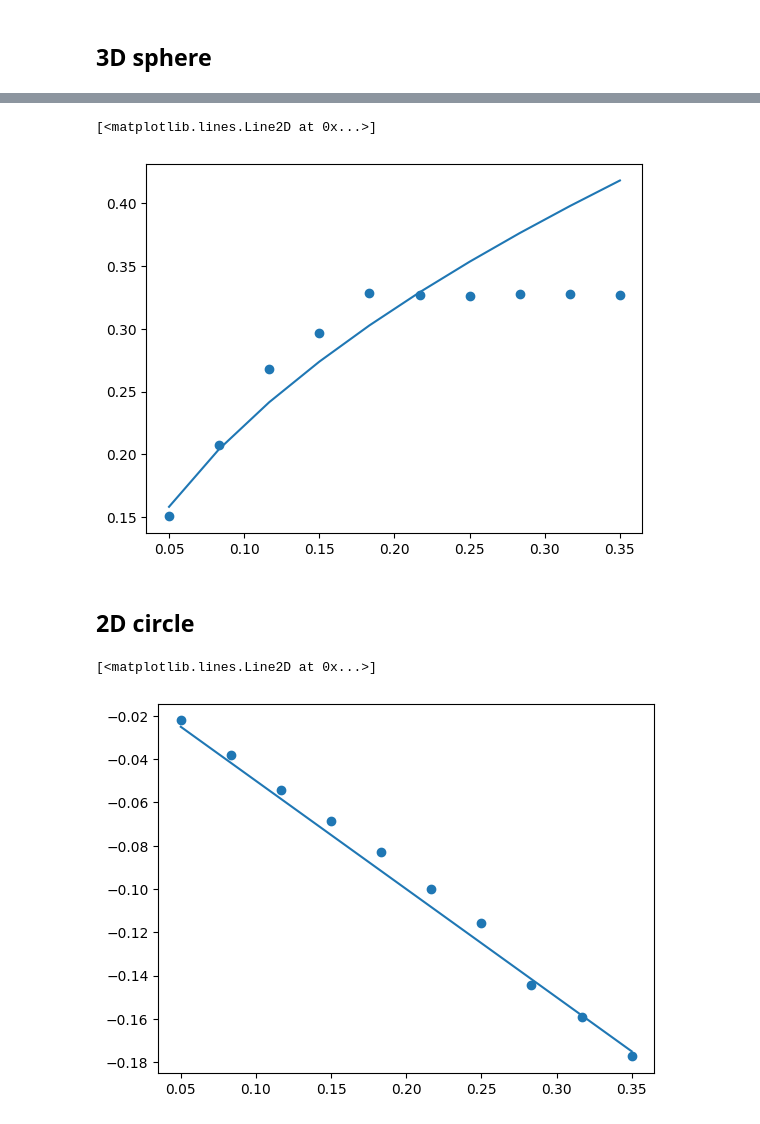
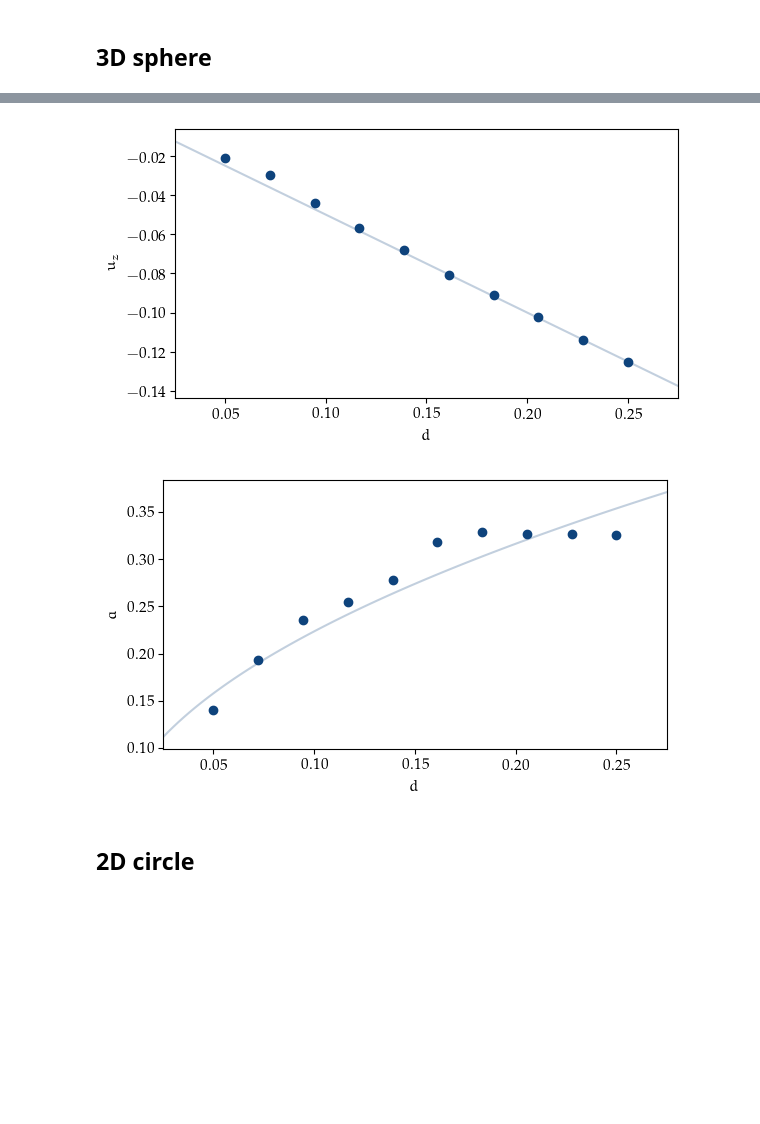
Before and after one commit to FMatti/Internodes-CM, a Jupyter notebook: plots.ipynb, the cells around one changed output, grey strips where cells are left out. Saved outputs shown, nothing was run; the diff lists cells and outputs as text; code cells hidden in the pictures; blank space fills up the shorter version.

Commit message:
start writing report

```diff
--- a/plots.ipynb
+++ b/plots.ipynb
@@ -11,3 +12,10 @@ from contact_mechanics_internodes import *
+# %%
+plt.rcParams.update({
+    'text.usetex': True,
+    'text.latex.preamble': r'\usepackage{eulervm}',
+    'font.family': 'serif',
+    'font.serif': 'Palatino',
+    'font.size': 11})
 # %% [markdown]
 ## 3D sphere
 # %%
@@ -29,7 +37,7 @@ model.applyBC(aka.FixedValue(0., aka._y), 'primary_fixed')
 model.applyBC(aka.FixedValue(0., aka._z), 'primary_fixed')
 model.applyBC(aka.FixedValue(0., aka._x), 'secondary_fixed')
 model.applyBC(aka.FixedValue(-0.1, aka._y), 'secondary_fixed')
-model.applyBC(aka.FixedValue(0., aka._z), 'secondary_fixed')
+model.applyBC(aka.FixedValue(0., aka._z), 'primary_fixed')
 
 # Run internodes algorithm
 d0 = 0.05
@@ -38,7 +46,7 @@ R = 0.5
 E = model.getMaterial(0).getReal("E")
 nu = model.getMaterial(0).getReal("nu")
 
-d_list = np.linspace(0.05, 0.35, 10)
+d_list = np.linspace(0.05, 0.25, 10)
 a_list = np.empty_like(d_list)
 u_list = np.empty_like(d_list)
 
@@ -47,18 +55,29 @@ for j, d in enumerate(d_list):
     model.applyBC(aka.FixedValue(-d+d0, aka._y), 'secondary_fixed')
 
     # Get positions of all nodes, surface connectivity and candidate nodes
-    positions = mesh.getNodes()
+    nodal_positions = mesh.getNodes()
     surface_connectivity = mesh.getConnectivity(aka._triangle_3)
     nodes_candidate_primary = mesh.getElementGroup('primary_candidates').getNodeGroup().getNodes().ravel()
     nodes_candidate_secondary = mesh.getElementGroup('secondary_candidates').getNodeGroup().getNodes().ravel()
+    external_force = model.getExternalForce()
+    nodal_displacements = model.getDisplacement()
+    nodes_blocked = model.getBlockedDOFs()
+
+    model.assembleMass()
+    M = aka.AkantuSparseMatrix(model.getDOFManager().getMatrix('M')).toarray()
+
+    model.assembleStiffnessMatrix()
+    K = aka.AkantuSparseMatrix(model.getDOFManager().getMatrix('K')).toarray()
+
+    E = model.getMaterial(0).getReal("E")
 
     # Set initial conditions
-    internodes_model = ContactMechanicsInternodes(spatial_dimension, model, positions, surface_connectivity, nodes_candidate_primary, nodes_candidate_secondary)
+    internodes_model = ContactMechanicsInternodes(spatial_dimension, nodal_positions, nodal_displacements, surface_connectivity, nodes_candidate_primary, nodes_candidate_secondary, nodes_blocked, external_force, M, K, E)
 
     max_iter = 10
     for i in range(max_iter):
         # Find the interface nodes
-        internodes_model.find_interface_nodes()
+        internodes_model.define_interface()
 
         # Assemble model
         internodes_model.assemble_full_model()
@@ -88,9 +101,27 @@ plt.plot(d_list, get_theoretical_normal_displacement(R, d_list, E, nu))
-# %%
-plt.scatter(d_list, a_list)
-plt.plot(d_list, get_theoretical_contact_radius(R, d_list))
-# %% [output]
-[<matplotlib.lines.Line2D at 0x...>]
-[figure, removed]
+# %%
+plt.figure(figsize=(6.5, 3.5))
+plt.ylabel(r'$u_z$')
+plt.xlabel(r'$d$')
+plt.scatter(d_list, u_list, color='#0e437c')
+d_list_refined = np.linspace(0.025, 0.275, 100)
+plt.xlim([0.025, 0.275])
+plt.plot(d_list_refined, get_theoretical_normal_displacement(R, d_list_refined, E, nu), color='#0e437c', alpha=0.25)
+plt.savefig('report/plots/normal_displacement_3d.pgf', bbox_inches='tight')
+plt.show()
+# %% [output]
+[figure, added]
+# %%
+plt.figure(figsize=(6.5, 3.5))
+plt.ylabel(r'$a$')
+plt.xlabel(r'$d$')
+plt.scatter(d_list, a_list, color='#0e437c')
+d_list_refined = np.linspace(0.025, 0.275, 100)
+plt.xlim([0.025, 0.275])
+plt.plot(d_list_refined, get_theoretical_contact_radius(R, d_list_refined), color='#0e437c', alpha=0.25)
+plt.savefig('report/plots/contact_radius_3d.pgf', bbox_inches='tight')
+plt.show()
+# %% [output]
+[figure, added]
 # %% [markdown]
 ## 2D circle
 # %%
@@ -160,9 +202,3 @@ for j, d in enumerate(d_list):
 
     a_list[j] = np.max(sp.spatial.distance.cdist(positions_interface_secondary, positions_interface_secondary))/2
     u_list[j] = np.min(positions_interface_secondary[:, 1])
-# %%
-plt.scatter(d_list, u_list)
-plt.plot(d_list, get_theoretical_normal_displacement(R, d_list, E, nu))
-# %% [output]
-[<matplotlib.lines.Line2D at 0x...>]
-[figure, removed]
```
Also changed, not shown: parts of 8 cells of this notebook, 27 other files.
